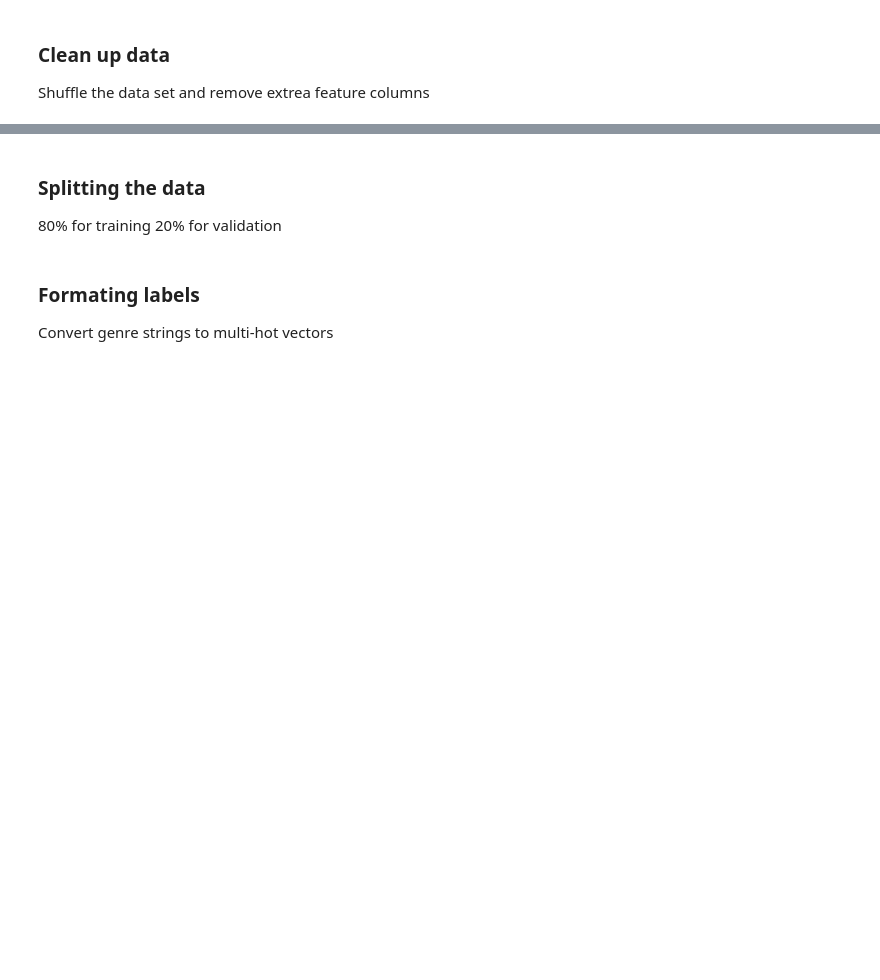
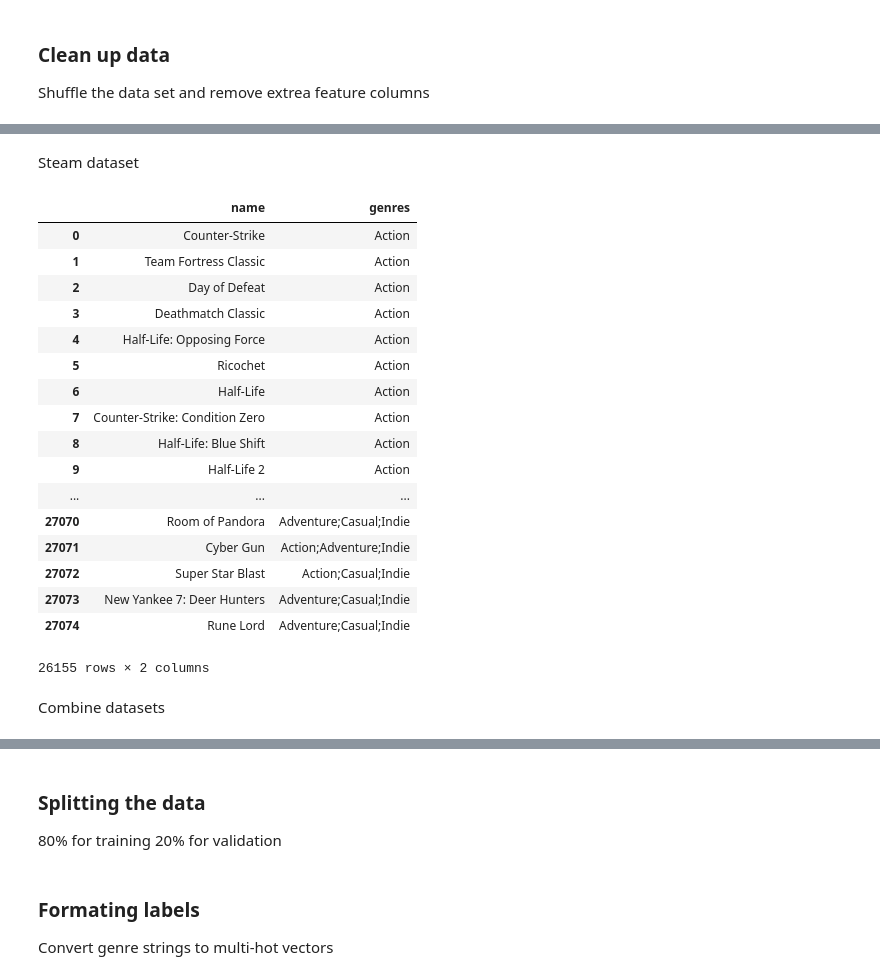
Before and after one commit to phxtho/VideoGameGenrePredictor, a Jupyter notebook: tensorflow/VideoGamesNLP.ipynb, the cells around one changed output, grey strips where cells are left out. Saved outputs shown, nothing was run; the diff lists cells and outputs as text; code cells hidden in the pictures; blank space fills up the shorter version.

```diff
--- a/tensorflow/VideoGamesNLP.ipynb
+++ b/tensorflow/VideoGamesNLP.ipynb
@@ -52,0 +52,3 @@ df.head(5)
+# %%
+# From https://www.kaggle.com/nikdavis/steam-store-games
+steam_df = pd.read_csv("steam.csv")
@@ -60,0 +113,39 @@ df.drop(unwanted_cols, inplace=True, axis=1)
+# %% [markdown]
+Steam dataset
+# %%
+# keep only rows marked as supporting english
+steam_df = steam_df[steam_df['english'] == 1].copy()
+
+# keep rows which don't contain 3 or more non-ascii characters in succession
+steam_df = steam_df[~steam_df['name'].str.contains('[^\u0001-\u007F]{3,}')]
+# %%
+# Drop unwanted columns
+unwanted_cols = ['appid','release_date'	,'english'	,'developer'	,'publisher'	,'platforms'	,
+                 'required_age',	'categories','steamspy_tags'	,'achievements'	,'positive_ratings'	,
+                 'negative_ratings'	,'average_playtime',	'median_playtime',	'owners',	'price']
+
+steam_df.drop(unwanted_cols, inplace=True,axis=1)
+# %%
+# Remove duplicates
+steam_df.drop_duplicates(subset='name',keep='last')
+# %% [output]
+|  | name | genres |
+| 0 | Counter-Strike | Action |
+| 1 | Team Fortress Classic | Action |
+| 2 | Day of Defeat | Action |
+| 3 | Deathmatch Classic | Action |
+| 4 | Half-Life: Opposing Force | Action |
+| 5 | Ricochet | Action |
+| 6 | Half-Life | Action |
+| 7 | Counter-Strike: Condition Zero | Action |
+| 8 | Half-Life: Blue Shift | Action |
+| 9 | Half-Life 2 | Action |
+| ... | ... | ... |
+| 27070 | Room of Pandora | Adventure;Casual;Indie |
+| 27071 | Cyber Gun | Action;Adventure;Indie |
+| 27072 | Super Star Blast | Action;Casual;Indie |
+| 27073 | New Yankee 7: Deer Hunters | Adventure;Casual;Indie |
+| 27074 | Rune Lord | Adventure;Casual;Indie |
+26155 rows × 2 columns
+# %% [markdown]
+Combine datasets
```
Also changed, not shown: parts of 26 cells of this notebook.
